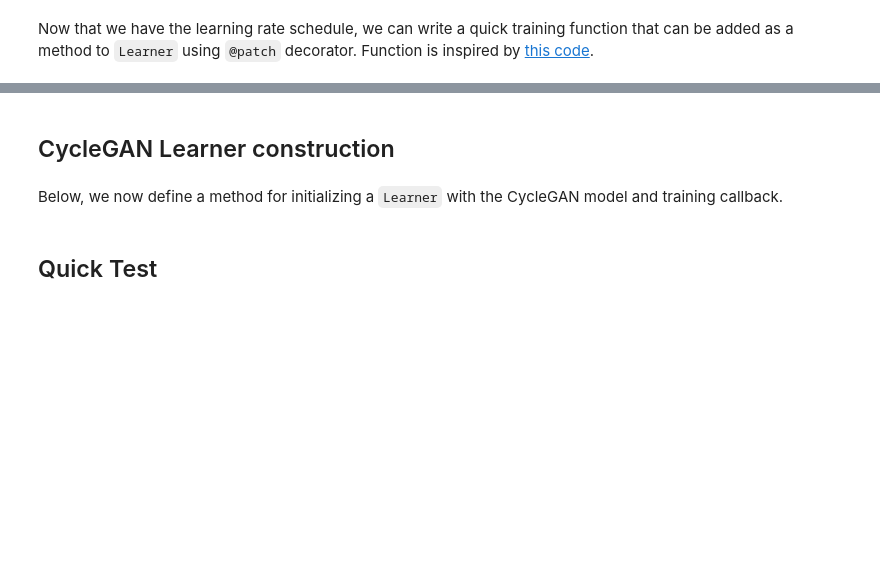
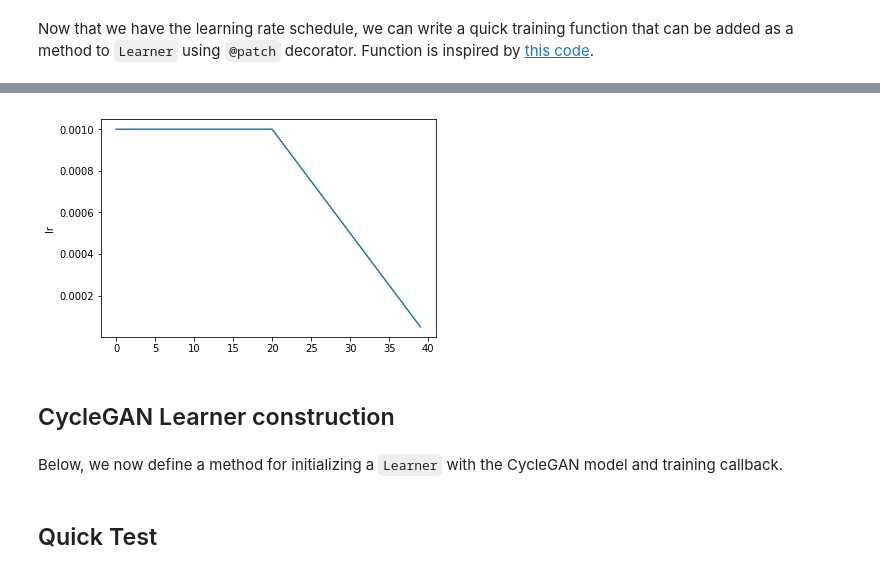
Before and after one commit to tmabraham/UPIT, a Jupyter notebook: nbs/03_train.cyclegan.ipynb, the cells around one changed output, grey strips where cells are left out. Drawn from its saved outputs; the diff is of its cells as text; code cells hidden in the pictures; blank space fills up the shorter version.

```diff
--- a/nbs/03_train.cyclegan.ipynb
+++ b/nbs/03_train.cyclegan.ipynb
@@ -272,0 +295,3 @@ def fit_flat_lin(self:Learner, n_epochs:int=100, n_epochs_decay:int=100, start_l
+# %%
+learn = synth_learner()
+learn.fit_flat_lin(n_epochs=2,n_epochs_decay=2)
@@ -273,3 +304,7 @@ def fit_flat_lin(self:Learner, n_epochs:int=100, n_epochs_decay:int=100, start_l
+# %%
+learn.recorder.plot_sched()
+# %% [output]
+[figure, added]
 # %% [markdown]
 ## CycleGAN Learner construction
 # %% [markdown]
```
Also changed, not shown: parts of 7 cells of this notebook, 15 other files.
